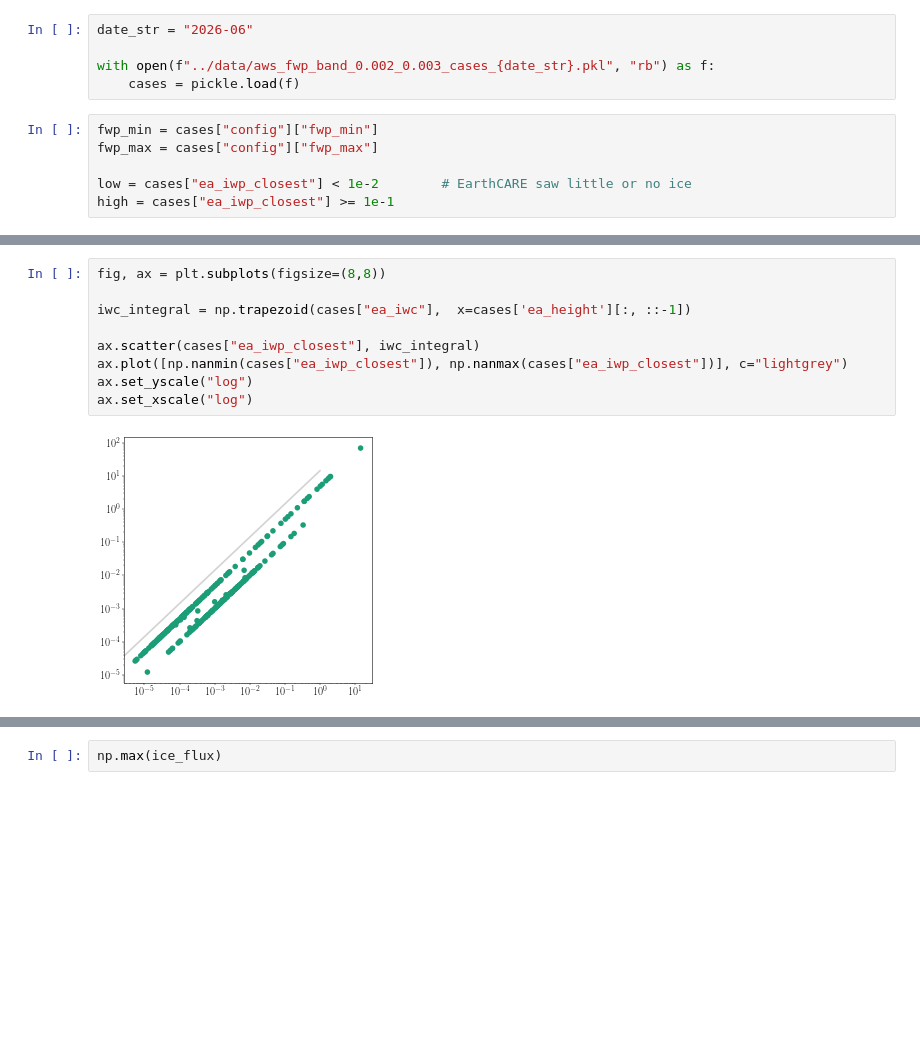
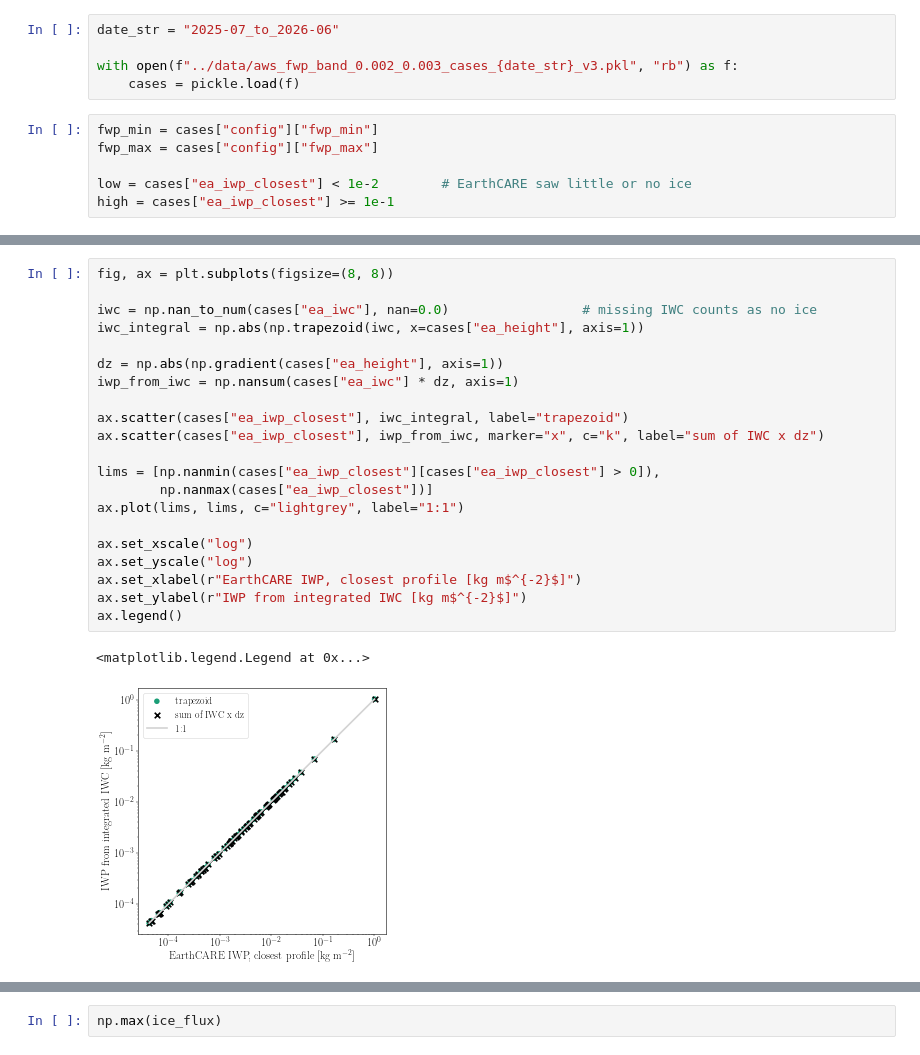
Before and after one commit to elliemay481/AWS_Arctic, a Jupyter notebook: notebooks/inspect_aws_fwp_band.ipynb, the cells around one changed output, grey strips where cells are left out. Saved outputs shown, nothing was run; the diff lists cells and outputs as text; blank space fills up the shorter version.

```diff
--- a/notebooks/inspect_aws_fwp_band.ipynb
+++ b/notebooks/inspect_aws_fwp_band.ipynb
@@ -13,9 +13,9 @@ from matplotlib.colors import ListedColormap
 
 plt.style.use("../plotstyling.mplstyle")
 # %%
-date_str = "2026-06"
+date_str = "2025-07_to_2026-06"
 
-with open(f"../data/aws_fwp_band_0.002_0.003_cases_{date_str}.pkl", "rb") as f:
+with open(f"../data/aws_fwp_band_0.002_0.003_cases_{date_str}_v3.pkl", "rb") as f:
     cases = pickle.load(f)
 # %%
 fwp_min = cases["config"]["fwp_min"]
@@ -105,14 +80,27 @@ Text(0.5, 1.0, 'Cases with 0.002 <= AWS FWP < 0.003 kg m$^{-2}$ (n=1045)')
 # %%
-fig, ax = plt.subplots(figsize=(8,8))
+fig, ax = plt.subplots(figsize=(8, 8))
 
-iwc_integral = np.trapezoid(cases["ea_iwc"],  x=cases['ea_height'][:, ::-1])
+iwc = np.nan_to_num(cases["ea_iwc"], nan=0.0)                 # missing IWC counts as no ice
+iwc_integral = np.abs(np.trapezoid(iwc, x=cases["ea_height"], axis=1))
 
-ax.scatter(cases["ea_iwp_closest"], iwc_integral)
-ax.plot([np.nanmin(cases["ea_iwp_closest"]), np.nanmax(cases["ea_iwp_closest"])], c="lightgrey")
+dz = np.abs(np.gradient(cases["ea_height"], axis=1))
+iwp_from_iwc = np.nansum(cases["ea_iwc"] * dz, axis=1)
+
+ax.scatter(cases["ea_iwp_closest"], iwc_integral, label="trapezoid")
+ax.scatter(cases["ea_iwp_closest"], iwp_from_iwc, marker="x", c="k", label="sum of IWC x dz")
+
+lims = [np.nanmin(cases["ea_iwp_closest"][cases["ea_iwp_closest"] > 0]),
+        np.nanmax(cases["ea_iwp_closest"])]
+ax.plot(lims, lims, c="lightgrey", label="1:1")
+
+ax.set_xscale("log")
 ax.set_yscale("log")
-ax.set_xscale("log")
+ax.set_xlabel(r"EarthCARE IWP, closest profile [kg m$^{-2}$]")
+ax.set_ylabel(r"IWP from integrated IWC [kg m$^{-2}$]")
+ax.legend()
 # %% [output]
+<matplotlib.legend.Legend at 0x...>
-[figure, old version]
+[figure, new version]
 # %%
 # ============================================================
 # SURFACE TYPES
```
Also changed, not shown: parts of 8 cells of this notebook, 33 other files.
